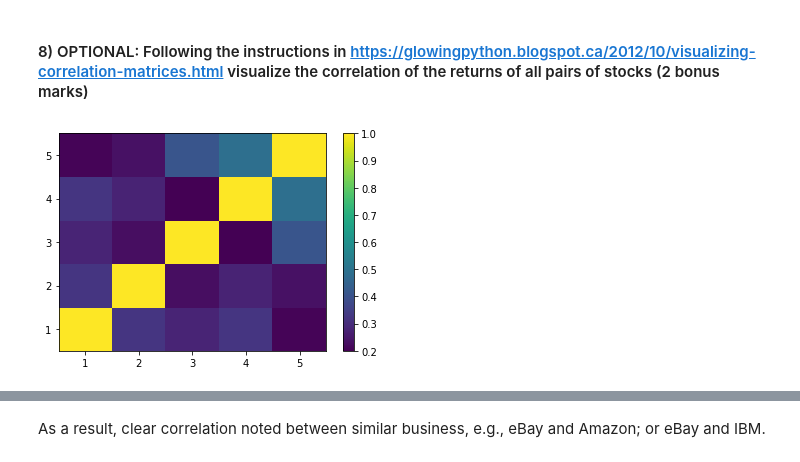
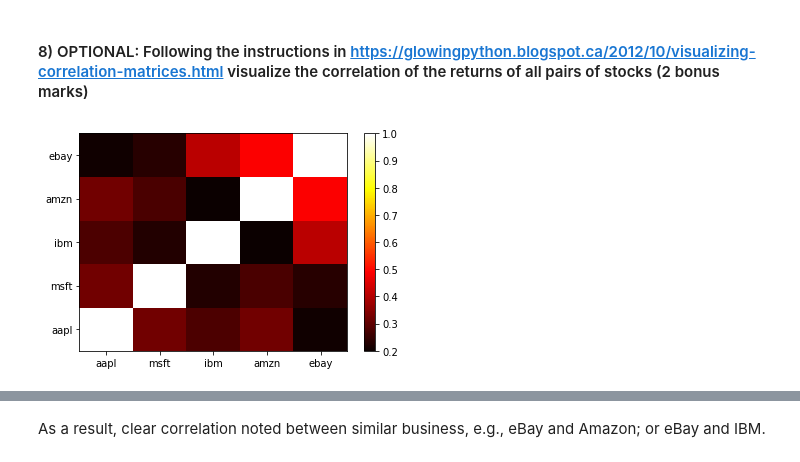
Before and after one commit to PatriciaLuo/3250-Assignments, a Jupyter notebook: A3 - Time Series/A3 - Stock TS.ipynb, the cells around one changed output, grey strips where cells are left out. Cells and saved outputs as stored; diff of their text form; code cells hidden in the pictures.

Commit message:
updated plot

```diff
--- a/A3 - Time Series/A3 - Stock TS.ipynb
+++ b/A3 - Time Series/A3 - Stock TS.ipynb
@@ -148,17 +148,17 @@ pd.plotting.scatter_matrix(mreturn, diagonal='kde', figsize=(10, 10));
 # %%
 # Using pylab to plot the return correlation between every two stocks.
 # As the axis tick is available in numeric, not easy to read..
 
 from numpy import corrcoef, arange
 from pylab import pcolor, show, colorbar, xticks, yticks
 
 # plotting the correlation matrix
 R = corrcoef(mreturn.T)
-pcolor(R)
+pcolor(R, cmap='hot')
 colorbar()
-yticks(arange(0.5,5.5),range(1,6))
-xticks(arange(0.5,5.5),range(1,6))
+yticks(arange(0.5,5.5),mreturn.columns)
+xticks(arange(0.5,5.5),mreturn.columns)
 
 show()
 # %% [output]
-[figure, old version]
+[figure, new version]
```
Also changed, not shown: parts of 3 cells of this notebook.
